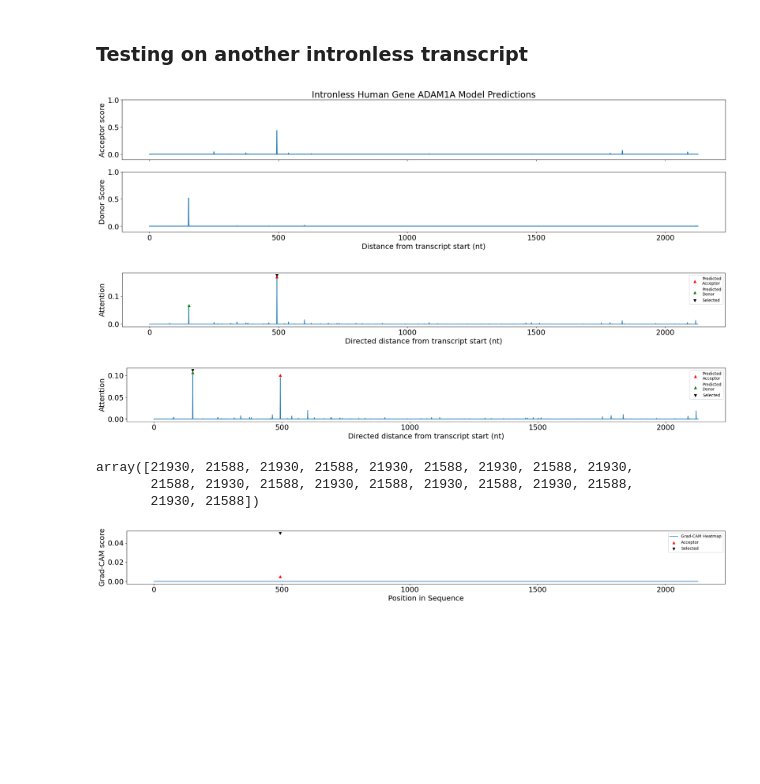
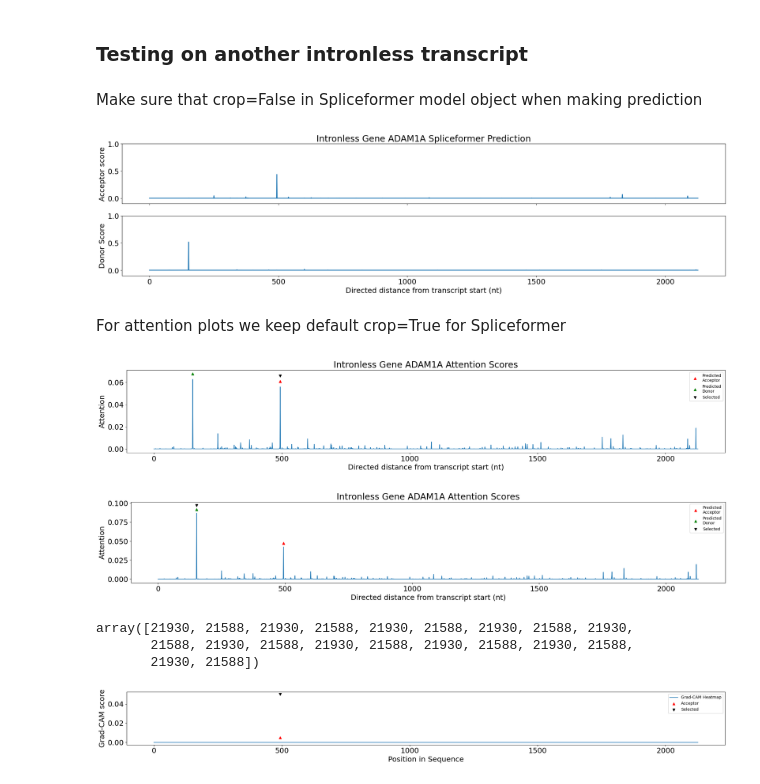
Before and after one commit to Dflorizone/Spliceformer, a Jupyter notebook: Code/intronless_interpretation.ipynb, the cells around one changed output. Drawn from its saved outputs; the diff is of its cells as text; code cells hidden in the pictures; blank space fills up the shorter version.

```diff
--- a/Code/intronless_interpretation.ipynb
+++ b/Code/intronless_interpretation.ipynb
@@ -411,9 +413,8 @@ def plotAttentionWeights(model_m,batch_features,acceptor_idxs,donor_idxs,left_pa
         plt.xlabel('Directed distance from transcript start (nt)')
         plt.ylabel('Attention')
         plt.tight_layout()
-        plt.title('Intronless Gene OR4G4P Attention Scores')
-        if i == 0:
-            plt.savefig('../Results/AttentionPlotsOR4G4P_intronless_{}.png'.format(key), dpi=400,bbox_inches='tight')
+        plt.title('Intronless Gene ADAM1A Attention Scores')
+        plt.savefig('../Results/AttentionPlots_ADAM1A_intronless_{}.pdf'.format(key),bbox_inches='tight')
         plt.show()
         plt.close()
 
@@ -579,8 +580,10 @@ plot_GradCAM(models,one_hot_array,donor_idxs,acceptor_idxs)
 [figure]
 # %% [markdown]
 ### Testing on another intronless transcript
+# %% [markdown]
+Make sure that crop=False in Spliceformer model object when making prediction
 # %%
-sequence = str(fasta['chr12'][111899263:111901391])
+sequence = str(fasta['chr12'][111899263:111901391]) # Selected ADAM1A from intronless_gene list
 padded_sequence, left_padding, right_padding = pad_sequence(sequence,target_length=45000)
 one_hot_array = one_hot_encode(padded_sequence)
 one_hot_array = torch.tensor(one_hot_array, dtype=torch.float32).T.unsqueeze(0).to(device)
@@ -598,15 +601,17 @@ x = np.arange(prediction.shape[1])
 ax1.plot(x,prediction[1,:],linewidth=2,zorder=-32)
 ax2.plot(x,prediction[2,:],linewidth=2,zorder=-32)
 
-plt.xlabel('Distance from transcript start (nt)')
+plt.xlabel('Directed distance from transcript start (nt)')
 ax1.set_ylabel('Acceptor score')
 ax2.set_ylabel('Donor Score')
-ax1.set_title('Intronless Human Gene ADAM1A Model Predictions')
+ax1.set_title('Intronless Gene ADAM1A Spliceformer Prediction')
 ax1.set_ylim([-0.1,1])
 ax2.set_ylim([-0.1,1])
 plt.tight_layout()
-# plt.savefig('../Results/Transformer_CFTR_model_scores_240725.png', dpi=400)
+plt.savefig('../Results/Transformer_intronless_prediction_ADAM1A.pdf')
 plt.show()
 plt.close()
 # %% [output]
-[figure, old version]
+[figure, new version]
+# %% [markdown]
+For attention plots we keep default crop=True for Spliceformer
@@ -613,8 +672,8 @@ plt.close()
 # %%
-plotAttentionWeights(models,one_hot_array,'a',acceptor_idxs,donor_idxs,left_padding,right_padding)
+plotAttentionWeights(models,one_hot_array,acceptor_idxs,donor_idxs,left_padding,right_padding)
 # %% [output]
-[figure, old version]
+[figure, new version]
-[figure, old version]
+[figure, new version]
 array([21930, 21588, 21930, 21588, 21930, 21588, 21930, 21588, 21930,
        21588, 21930, 21588, 21930, 21588, 21930, 21588, 21930, 21588,
        21930, 21588])
```
Also changed, not shown: parts of 6 cells of this notebook, 13 other files.
